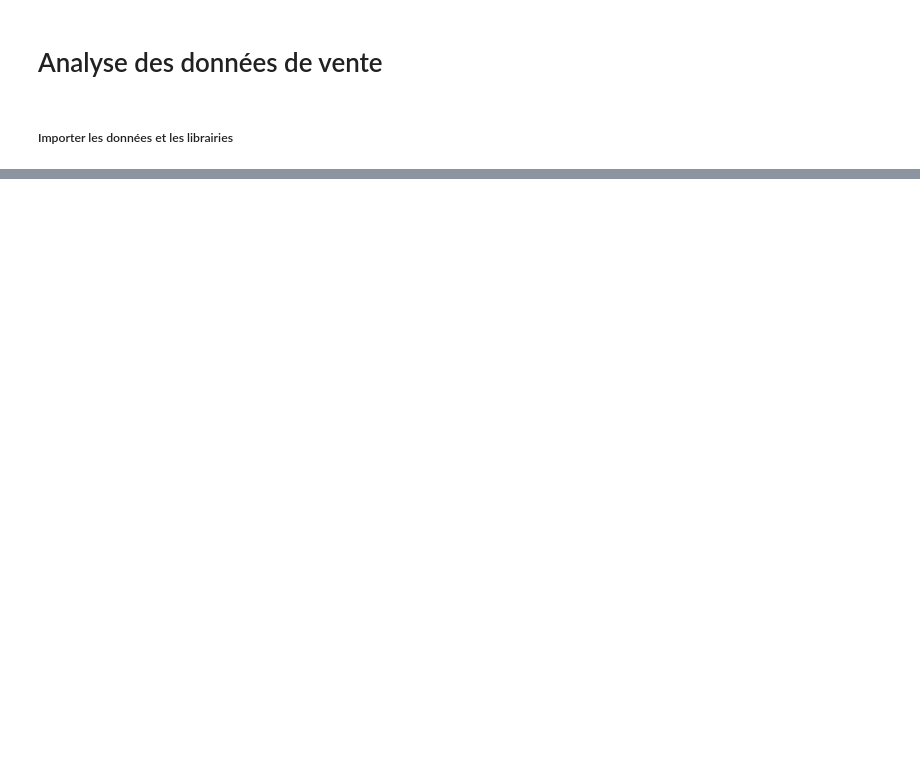
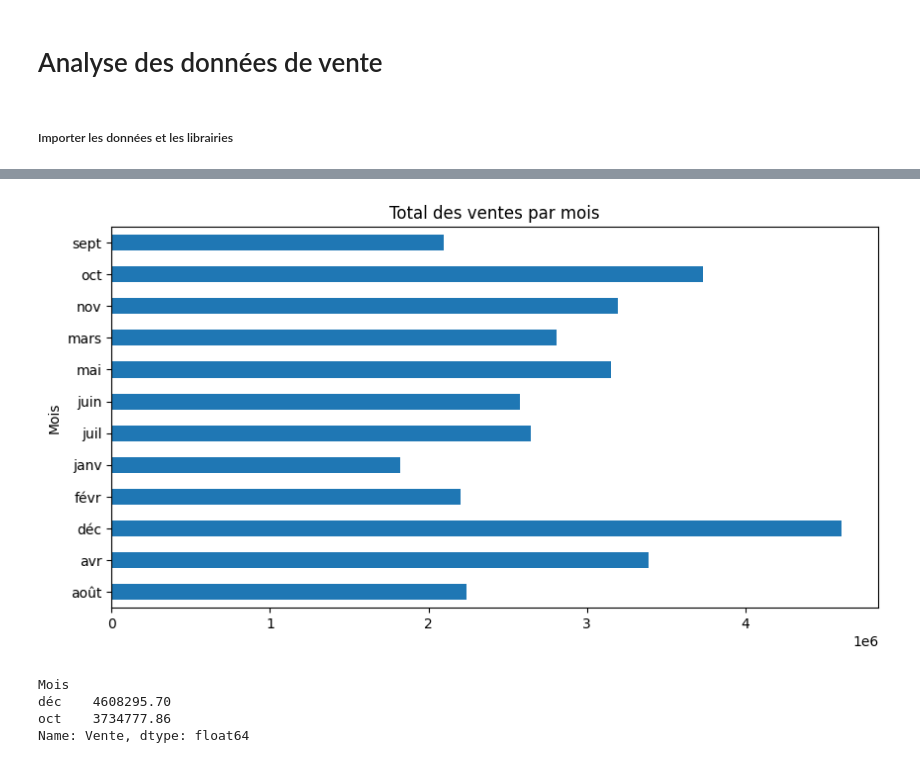
Before and after one commit to JWulfran/Python_for_Data_Science, a Jupyter notebook: Sales_analysis.ipynb, the cells around one changed output, grey strips where cells are left out. Saved outputs shown, nothing was run; the diff lists cells and outputs as text; code cells hidden in the pictures; blank space fills up the shorter version.

Commit message:
Analyse des ventes, Premier commit

```diff
--- a/Sales_analysis.ipynb
+++ b/Sales_analysis.ipynb
@@ -7,2 +8,3 @@ import pandas as pd
 # %%
-df =
+df = pd.read_excel('./data/All_months_data.xlsx', sheet_name='Sales_Data (2)')
+df.sample(10)
@@ -29,3 +22,0 @@ Month_df.sample(20)
-# %%
-df.set_index('Order ID', inplace=True)
-df["Order Date"] = pd.to_datetime(df["Order Date"], errors='coerce')
@@ -31,0 +25,5 @@ df["Order Date"] = pd.to_datetime(df["Order Date"], errors='coerce')
+# %%
+df["City"] = df["Purchase Address"].str.split(",").str[1]
+df["State"] = df["Purchase Address"].str.split(",").str[2].str.split(" ").str[1]
+df["City (State)"] = df["City"] + " (" + df["State"] + ")"
+df.sample(10)
@@ -72,0 +143,14 @@ df[df.isna().any(axis=1)]
+# %%
+Months_sales = df.groupby('Mois')['Vente'].sum()
+Months_sales.plot(kind='barh', figsize=(10, 5), title='Total des ventes par mois')
+plt.show()
+# %% [output]
+[figure, added]
+# %%
+top_month_sales = Months_sales.sort_values(ascending=False).head(2)
+top_month_sales
+# %% [output]
+Mois
+déc    4608295.70
+oct    3734777.86
+Name: Vente, dtype: float64
```
Also changed, not shown: parts of 30 cells of this notebook.
